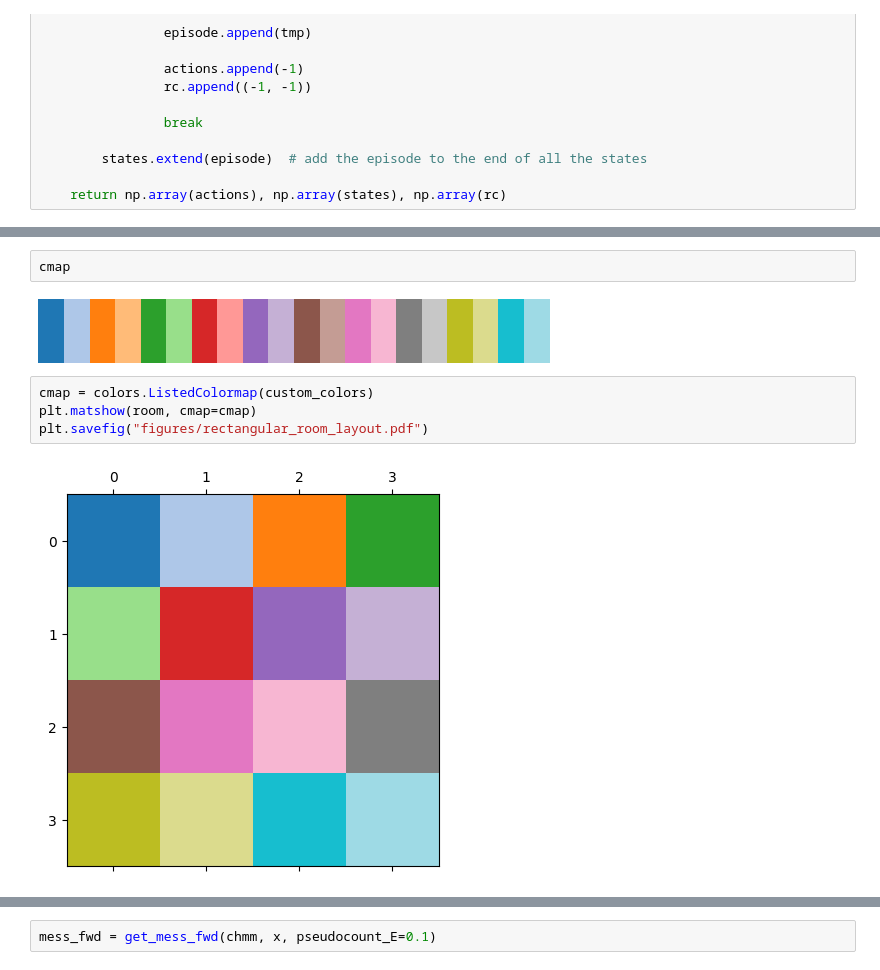
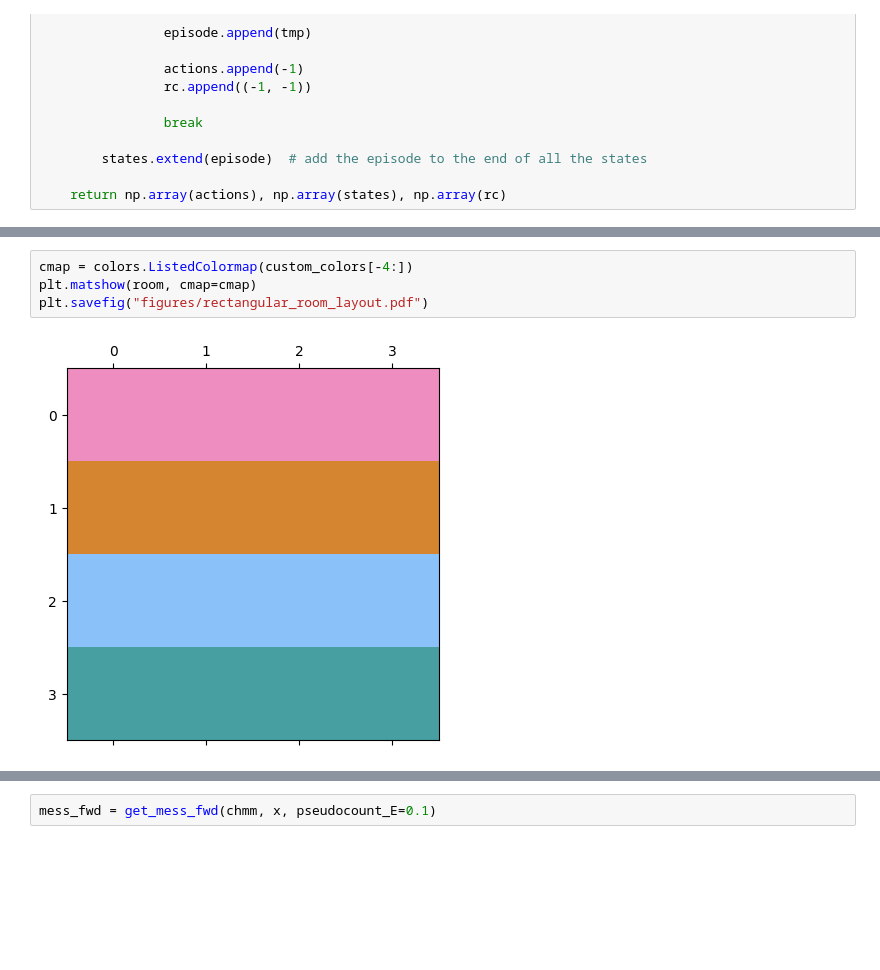
Before and after one commit to jungsunyoo/CSCG_LCM, a Jupyter notebook: markovian_models/CSCG/intro.ipynb, the cells around one changed output, grey strips where cells are left out. Cells and saved outputs as stored; diff of their text form; blank space fills up the shorter version.

```diff
--- a/markovian_models/CSCG/intro.ipynb
+++ b/markovian_models/CSCG/intro.ipynb
@@ -282,11 +348,7 @@ chmm.learn_viterbi_T(x, a, n_iter=100)
-# %%
-cmap
-# %% [output]
-[figure, removed]
 # %%
-cmap = colors.ListedColormap(custom_colors)
+cmap = colors.ListedColormap(custom_colors[-4:])
 plt.matshow(room, cmap=cmap)
 plt.savefig("figures/rectangular_room_layout.pdf")
 # %% [output]
-[figure, old version]
+[figure, new version]
 # %%
```
Also changed, not shown: parts of 8 cells of this notebook, 2 other files.
